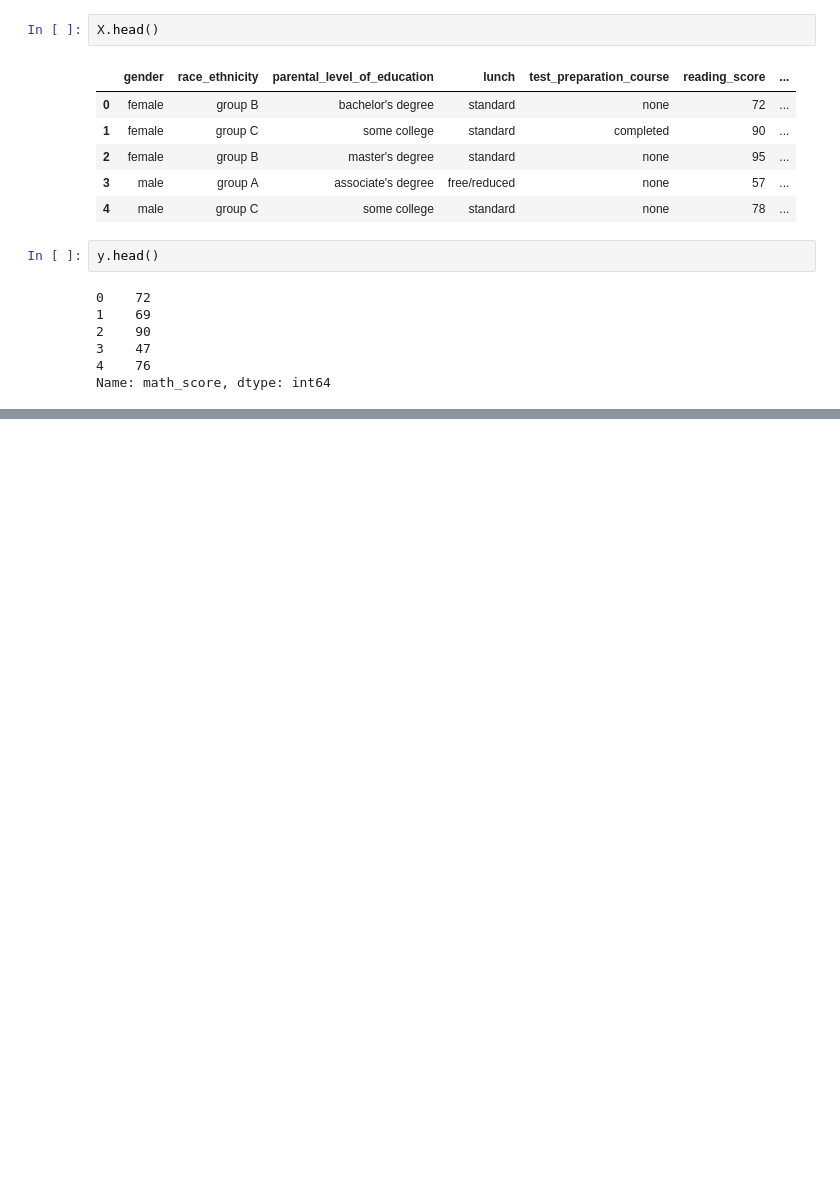
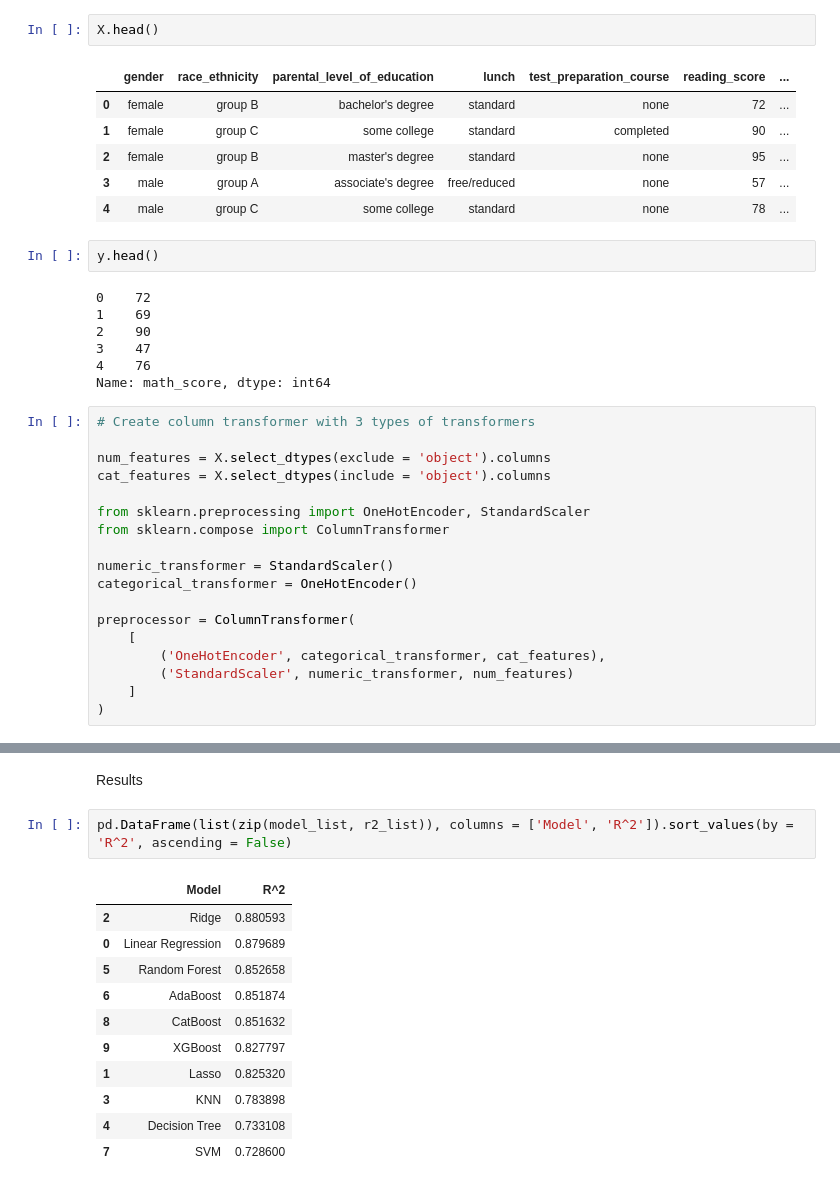
Before and after one commit to cyrolux123/ML-Project, a Jupyter notebook: notebook/2-Model Training.ipynb, the cells around one changed output, grey strips where cells are left out. Saved outputs shown, nothing was run; the diff lists cells and outputs as text; blank space fills up the shorter version.

```diff
--- a/notebook/2-Model Training.ipynb
+++ b/notebook/2-Model Training.ipynb
@@ -60,3 +81,21 @@ y.head()
 3    47
 4    76
 Name: math_score, dtype: int64
+# %%
+# Create column transformer with 3 types of transformers
+
+num_features = X.select_dtypes(exclude = 'object').columns
+cat_features = X.select_dtypes(include = 'object').columns
+
+from sklearn.preprocessing import OneHotEncoder, StandardScaler
+from sklearn.compose import ColumnTransformer
+
+numeric_transformer = StandardScaler()
+categorical_transformer = OneHotEncoder()
+
+preprocessor = ColumnTransformer(
+    [
+        ('OneHotEncoder', categorical_transformer, cat_features),
+        ('StandardScaler', numeric_transformer, num_features)
+    ]
+)
@@ -62,0 +219,16 @@ Name: math_score, dtype: int64
+# %% [markdown]
+Results
+# %%
+pd.DataFrame(list(zip(model_list, r2_list)), columns = ['Model', 'R^2']).sort_values(by = 'R^2', ascending = False)
+# %% [output]
+|  | Model | R^2 |
+| 2 | Ridge | 0.880593 |
+| 0 | Linear Regression | 0.879689 |
+| 5 | Random Forest | 0.852658 |
+| 6 | AdaBoost | 0.851874 |
+| 8 | CatBoost | 0.851632 |
+| 9 | XGBoost | 0.827797 |
+| 1 | Lasso | 0.825320 |
+| 3 | KNN | 0.783898 |
+| 4 | Decision Tree | 0.733108 |
+| 7 | SVM | 0.728600 |
```
Also changed, not shown: parts of 17 cells of this notebook, 4 other files.
